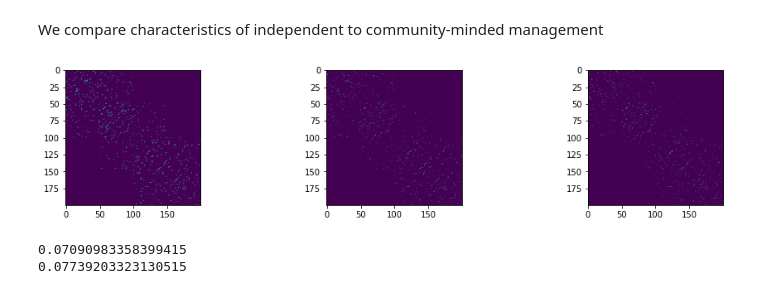
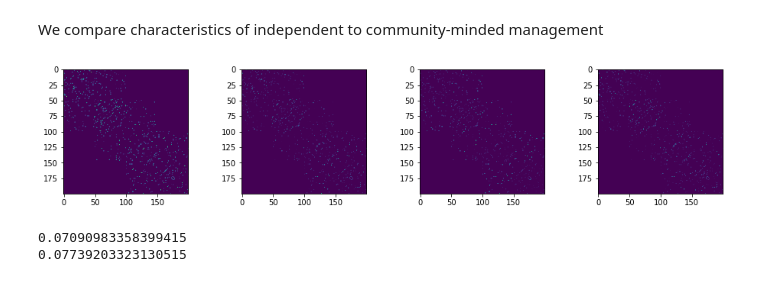
Before and after one commit to ashander/sesync, a Jupyter notebook: exp2_spectral_management_coop.ipynb, the cells around one changed output. Saved outputs shown, nothing was run; the diff lists cells and outputs as text; code cells hidden in the pictures.

```diff
--- a/exp2_spectral_management_coop.ipynb
+++ b/exp2_spectral_management_coop.ipynb
@@ -291,11 +291,11 @@ plt.savefig('figs/node_management_SBM'+str(K)+'.pdf')
 # %% [markdown]
 We compare characteristics of independent to community-minded management
 # %%
-f1,ax = plt.subplots(1,3,figsize=(16,3));
-# original A, AA3 indep, AA5 comm minded (all 'online')
-make_scatters(ax,[A, AA,AA5t])
+f1,ax = plt.subplots(1,4,figsize=(16,3));
+# original A, AA collective, AA3 indep, AA5 comm minded (all 'online')
+make_scatters(ax,[A, AA, AA3, AA5t])
 # %% [output]
-[figure, old version]
+[figure, new version]
 # %%
 lam_AA = np.max(np.linalg.eigh(AA)[0])
 print(SIS_opts['beta']/lam_AA)
```
Also changed, not shown: parts of 2 cells of this notebook.
